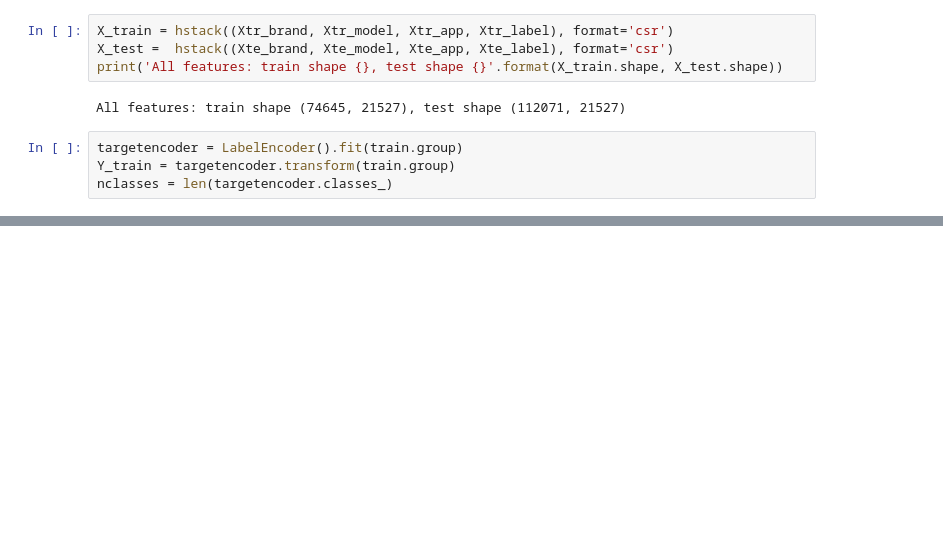
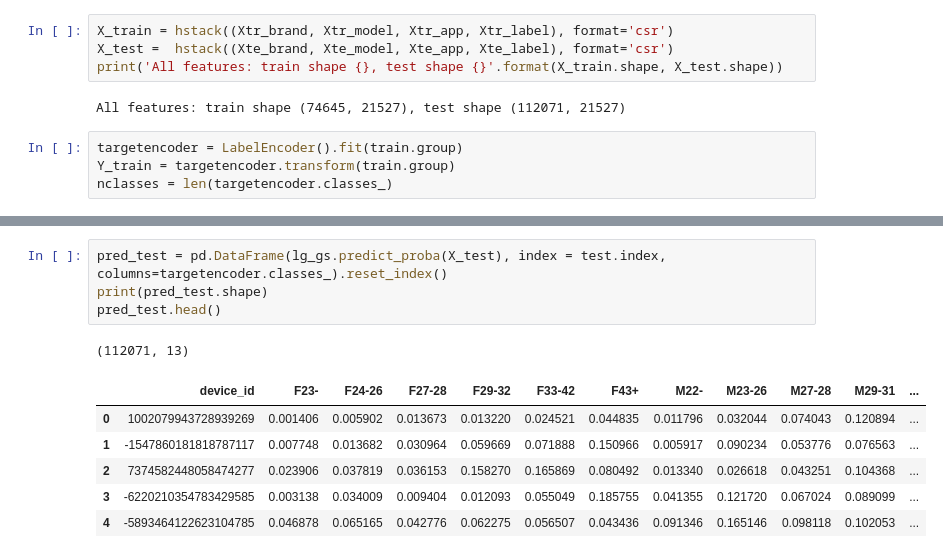
Before and after one commit to nachocarracedo/taking_data, a Jupyter notebook: ml_taking_data.ipynb, the cells around one changed output, grey strips where cells are left out. Drawn from its saved outputs; the diff is of its cells as text; blank space fills up the shorter version.

```diff
--- a/ml_taking_data.ipynb
+++ b/ml_taking_data.ipynb
@@ -284,0 +397,12 @@ Best CV score: [mean: -2.28317, std: 0.03912, params: {'fit_intercept': True, 'C
+# %%
+pred_test = pd.DataFrame(lg_gs.predict_proba(X_test), index = test.index, columns=targetencoder.classes_).reset_index()
+print(pred_test.shape)
+pred_test.head()
+# %% [output]
+(112071, 13)
+|  | device_id | F23- | F24-26 | F27-28 | F29-32 | F33-42 | F43+ | M22- | M23-26 | M27-28 | M29-31 | ... |
+| 0 | 1002079943728939269 | 0.001406 | 0.005902 | 0.013673 | 0.013220 | 0.024521 | 0.044835 | 0.011796 | 0.032044 | 0.074043 | 0.120894 | ... |
+| 1 | -1547860181818787117 | 0.007748 | 0.013682 | 0.030964 | 0.059669 | 0.071888 | 0.150966 | 0.005917 | 0.090234 | 0.053776 | 0.076563 | ... |
+| 2 | 7374582448058474277 | 0.023906 | 0.037819 | 0.036153 | 0.158270 | 0.165869 | 0.080492 | 0.013340 | 0.026618 | 0.043251 | 0.104368 | ... |
+| 3 | -6220210354783429585 | 0.003138 | 0.034009 | 0.009404 | 0.012093 | 0.055049 | 0.185755 | 0.041355 | 0.121720 | 0.067024 | 0.089099 | ... |
+| 4 | -5893464122623104785 | 0.046878 | 0.065165 | 0.042776 | 0.062275 | 0.056507 | 0.043436 | 0.091346 | 0.165146 | 0.098118 | 0.102053 | ... |
```
Also changed, not shown: parts of 36 cells of this notebook, 7 other files.
